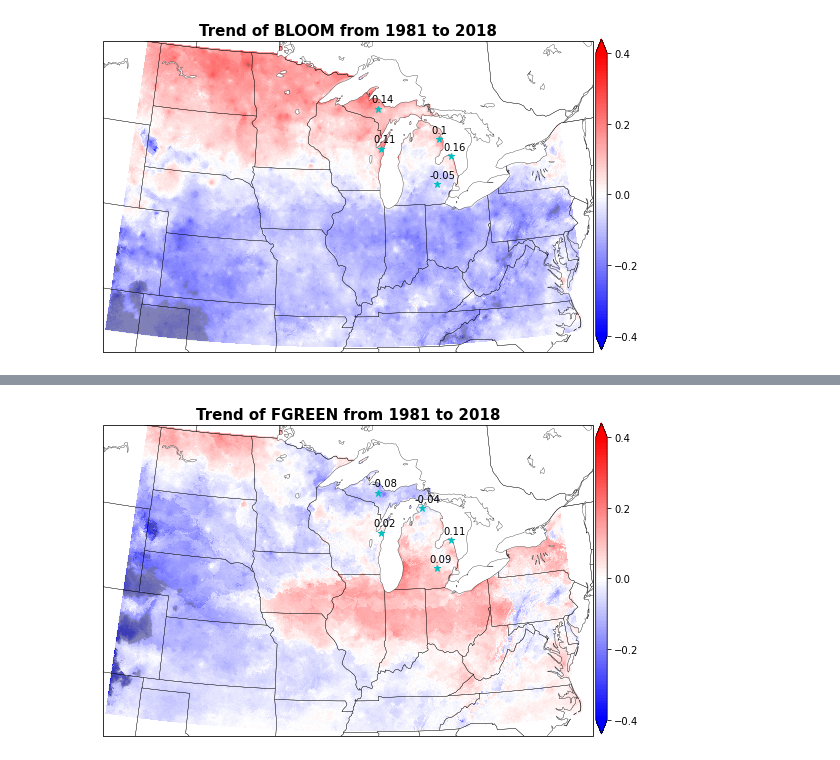
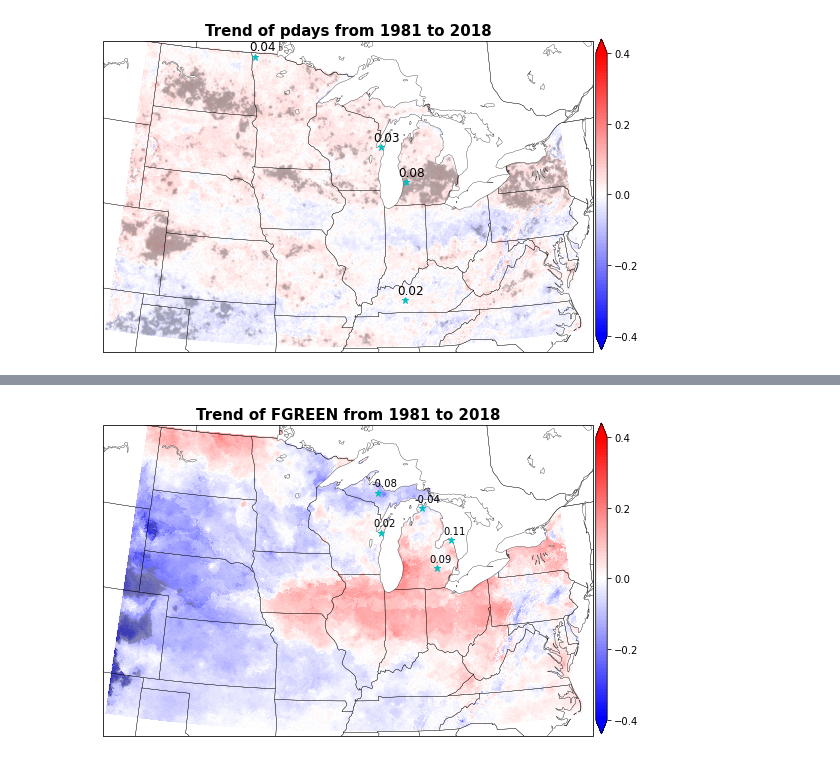
Before and after one commit to Diane1306/ERA5_PRISM, a Jupyter notebook: GDD.ipynb, the cells around one changed output, grey strips where cells are left out. Saved outputs shown, nothing was run; the diff lists cells and outputs as text; code cells hidden in the pictures.

```diff
--- a/GDD.ipynb
+++ b/GDD.ipynb
@@ -158,0 +161,16 @@ np.save('gdd', gdd)
+# %%
+fds2 = np.zeros((38, y, x)) * np.nan
+for i in range(y):
+    for j in range(x):
+        if mask[i, j]:
+            df = pd.read_table(f'./GDD/output_Cherry/daily/{Lat[i, j]:.2f}_{Lon[i, j]:.2f}_daily.txt', delim_whitespace=True,
+                                   names=('YR','cd','TMAX','TMIN','rprecip','gdd','CDHTOT','STAGE','rgdd','FDIAMT'))
+            stage = df.STAGE
+            for k in range(38):
+                flag = np.where(stage[k*365:(k+1)*365] == 2.0)[0]
+                if len(flag):
+                    fds2[k, i, j] = min(flag)
+                else:
+                    fds2[k, i, j] = min(np.where(stage[k*365:(k+1)*365] > 2.0)[0])
+
+np.save('./var/first_date_stage2', fds2)
@@ -327,40 +503,42 @@ for ii in range(2,3):
 # %%
-slope = np.load('./GDD/var_yearly_slope.npy')
-pvalue = np.load('./GDD/var_yearly_pvalue.npy')
-name = ['FGREEN','BLOOM','YIELD','INJDAYS','POORDAYS']
-ii = 1
+# slope = np.load('./GDD/var_yearly_slope.npy')
+# pvalue = np.load('./GDD/var_yearly_pvalue.npy')
+# name = ['FGREEN','BLOOM','YIELD','INJDAYS','POORDAYS']
+slope = np.load('./GDD/var_yearly__slope_Cherry.npy')
+pvalue = np.load('./GDD/var_yearly_pvalue_Cherry.npy')
+name = ['fgreen','bloom','pdays','yield']
+ii = 2
 extent = [-105, -75, 34, 49]
-loclat = [44.83, 44.50, 44.00, 46.42, 42.71]
-loclon = [-83.58, -87.71, -82.83, -87.83, -83.92]
-r = [0.10, 0.11, 0.16, 0.14, -0.05]
+loclat = [37.25, 42.87, 48.79, 44.58]
+loclon = [-86.37, -86.04, -96.92, -87.71]
+r = [.02, .08, .04, .03]
 fig = plt.figure(figsize=(8, 6))
 ax = plt.axes(projection=ccrs.AlbersEqualArea(np.mean(extent[:2]), np.mean(extent[2:])))
 ax.set_extent(extent)
 states = NaturalEarthFeature(category="cultural", scale="50m",
                              facecolor="none",
                              name="admin_1_states_provinces_shp")
 ax.add_feature(states, linewidth=.3, edgecolor="black")
 ax.add_feature(cartopy.feature.BORDERS, lw=.3, linestyle=':')
 ax.add_feature(cartopy.feature.COASTLINE, lw=.3, linestyle=':')
 ax.add_feature(cartopy.feature.LAKES, edgecolor='black', facecolor='white', lw=.3)
 
 levels = MaxNLocator(nbins=100).tick_values(-.4, .4)
 cmap = plt.get_cmap('bwr')
 norm = BoundaryNorm(levels, ncolors=cmap.N, clip=True)
 
 pc = plt.pcolormesh(Lon, Lat, slope[ii, :, :], cmap=cmap, norm=norm, transform=ccrs.PlateCarree())
 
 plt.scatter(Lon, Lat, np.where(pvalue[ii, :, :]<0.05, 1, np.nan), 'grey', alpha=.1, transform=ccrs.PlateCarree())
-for k in range(5):
+for k in range(4):
     ax.plot(loclon[k], loclat[k], 'c*', markersize=7, transform=ccrs.PlateCarree())
-#     ax.text(loclon[k]-1, loclat[k]+1, f'({loclon[k]}, {loclat[k]})', transform=ccrs.PlateCarree())
-    ax.text(loclon[k]-.5, loclat[k]+.3, f'{r[k]}', transform=ccrs.PlateCarree())
+    ax.text(loclon[k]-.5, loclat[k]+.3, f'{r[k]}', fontsize=12, transform=ccrs.PlateCarree())
 
 plt.title(f'Trend of {name[ii]} from 1981 to 2018', fontsize=15, fontweight='bold')
 
 fig.subplots_adjust(bottom=0, top=0.95, left=0.05, right=0.9)
 cb_ax = fig.add_axes([0.905, 0.12, 0.02, 0.72])
 cbar = fig.colorbar(pc, cax=cb_ax, ticks=[-.4, -.2, 0, .2, .4], extend='both')
-plt.savefig(f'./plot/PRISM/{name[ii]}_trend_star.png')
+plt.savefig(f'./plot/PRISM/cherry_{name[ii]}_trend_star.png')
 # %% [output]
-[figure, old version]
+[figure, new version]
```
Also changed, not shown: parts of 28 cells of this notebook, 2 other files.
